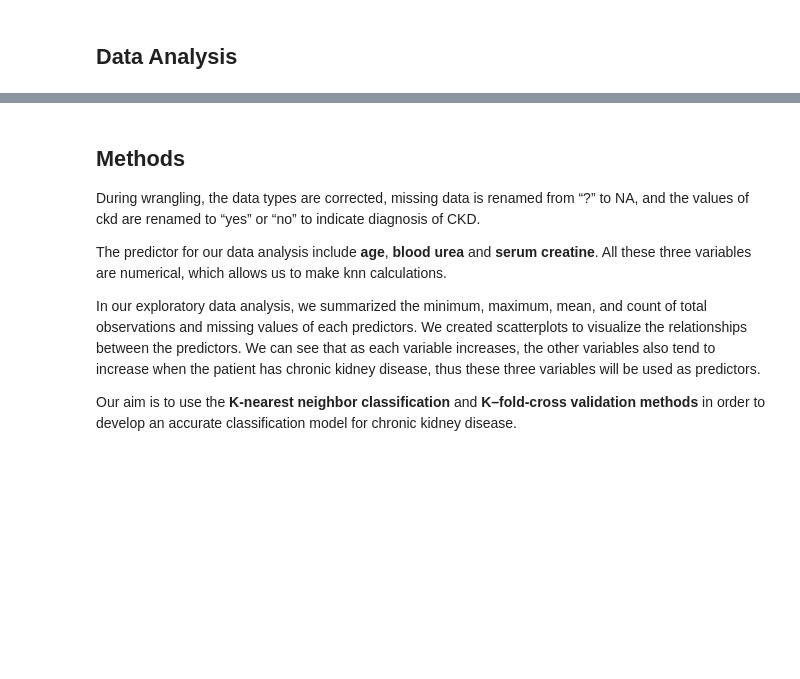
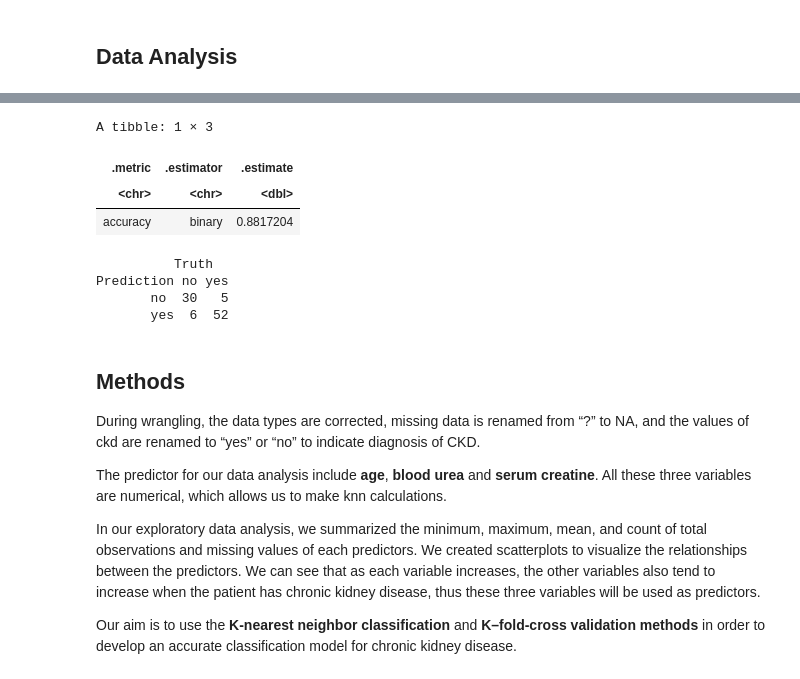
Before and after one commit to schan26/dsci-100-grp18, a Jupyter notebook: Report.ipynb, the cells around one changed output, grey strips where cells are left out. Drawn from its saved outputs; the diff is of its cells as text; code cells hidden in the pictures; blank space fills up the shorter version.

```diff
--- a/Report.ipynb
+++ b/Report.ipynb
@@ -203,3 +223,37 @@ ERROR: Error in `estimate_tune_results()`:
+# %%
+# Final model
+set.seed(9999)
+
+knn_final <- nearest_neighbor(weight_func = "rectangular", neighbors = 2) |>
+    set_engine("kknn") |>
+    set_mode("classification")
+
+ckd_final_fit <- workflow() |>
+    add_recipe(ckd_recipe) |>
+    add_model(knn_final) |>
+    fit(data = ckd_training)
+# %%
+#Predicting in testing dataset
+ckd_predictions <- predict(ckd_final_fit, ckd_testing) |>
+    bind_cols(ckd_testing)
+
+ckd_metrics <- ckd_predictions |>
+    metrics(truth = ckd, estimate = .pred_class) |>
+    filter(.metric == "accuracy")
+ckd_metrics
+
+ckd_conf_mat <- ckd_predictions |>
+    conf_mat(truth = ckd, estimate = .pred_class)
+ckd_conf_mat
+# %% [output]
+A tibble: 1 × 3
+| .metric | .estimator | .estimate |
+| <chr> | <chr> | <dbl> |
+| accuracy | binary | 0.8817204 |
+          Truth
+Prediction no yes
+       no  30   5
+       yes  6  52
 # %% [markdown]
 ## Methods
 During wrangling, the data types are corrected, missing data is renamed from “?” to NA, and the values of ckd are renamed to “yes” or “no” to indicate diagnosis of CKD.
```
Also changed, not shown: parts of 7 cells of this notebook.
